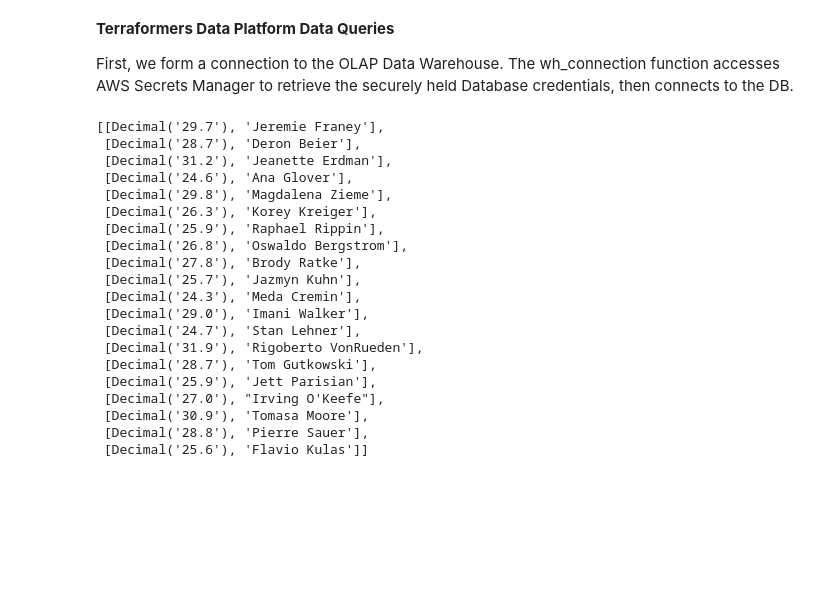
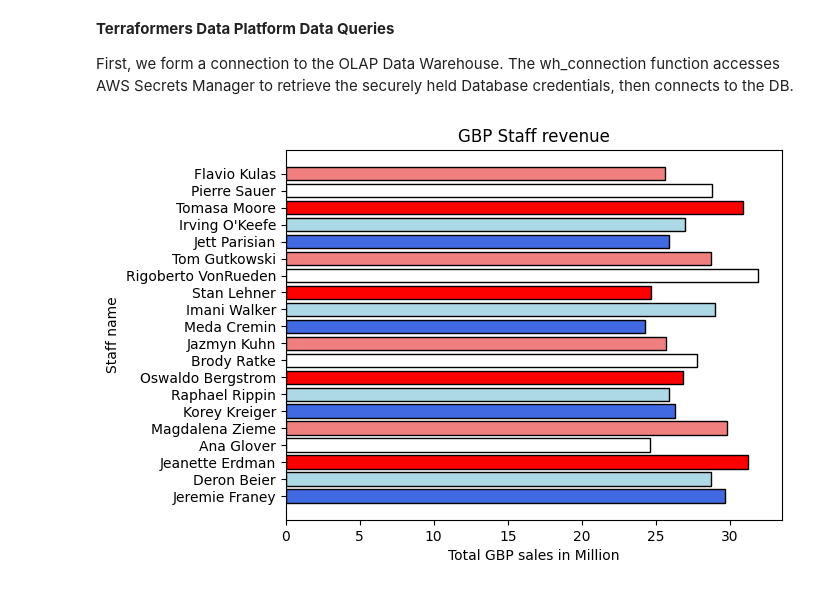
Before and after one commit to andrewstride/NC-ETL-project, a Jupyter notebook: python/data_queries.ipynb, the cells around one changed output. Cells and saved outputs as stored; diff of their text form; code cells hidden in the pictures; blank space fills up the shorter version.

Commit message:
complete staff sales bar charts

```diff
--- a/python/data_queries.ipynb
+++ b/python/data_queries.ipynb
@@ -12,38 +13,19 @@ conn = wh_connection()
 # %%
 sales_gbp_by_staff_rows = conn.run("""SELECT ROUND((SUM(units_sold * unit_price)/1000000), 1)
                        AS total_mil_gbp_sold, CONCAT (first_name, ' ', last_name) AS staff_name
                        FROM fact_sales_order
                        JOIN dim_staff
                        ON staff_id = sales_staff_id
                        JOIN dim_currency
                        ON fact_sales_order.currency_id = dim_currency.currency_id
                        WHERE dim_currency.currency_code = 'GBP'
                        GROUP BY staff_id, dim_currency.currency_code;""")
 fsales_cols = [col['name'] for col in conn.columns]
-df = pd.DataFrame(sales_gbp_by_staff_rows, columns=fsales_cols)
-plt.barh(df['staff_name'], df['total_mil_gbp_sold'])
+gbp_df = pd.DataFrame(sales_gbp_by_staff_rows, columns=fsales_cols)
+plt.barh(gbp_df['staff_name'], gbp_df['total_mil_gbp_sold'], color=['royalblue', 'lightblue','red', 'white', 'lightcoral'], edgecolor='black')
 plt.xlabel("Total GBP sales in Million")
 plt.ylabel("Staff name")
 plt.title("GBP Staff revenue")
 plt.show()
 # %% [output]
-[[Decimal('29.7'), 'Jeremie Franey'],
- [Decimal('28.7'), 'Deron Beier'],
- [Decimal('31.2'), 'Jeanette Erdman'],
- [Decimal('24.6'), 'Ana Glover'],
- [Decimal('29.8'), 'Magdalena Zieme'],
- [Decimal('26.3'), 'Korey Kreiger'],
- [Decimal('25.9'), 'Raphael Rippin'],
- [Decimal('26.8'), 'Oswaldo Bergstrom'],
- [Decimal('27.8'), 'Brody Ratke'],
- [Decimal('25.7'), 'Jazmyn Kuhn'],
- [Decimal('24.3'), 'Meda Cremin'],
- [Decimal('29.0'), 'Imani Walker'],
- [Decimal('24.7'), 'Stan Lehner'],
- [Decimal('31.9'), 'Rigoberto VonRueden'],
- [Decimal('28.7'), 'Tom Gutkowski'],
- [Decimal('25.9'), 'Jett Parisian'],
- [Decimal('27.0'), "Irving O'Keefe"],
- [Decimal('30.9'), 'Tomasa Moore'],
- [Decimal('28.8'), 'Pierre Sauer'],
- [Decimal('25.6'), 'Flavio Kulas']]
+[figure, added]
```
Also changed, not shown: parts of 16 cells of this notebook.
